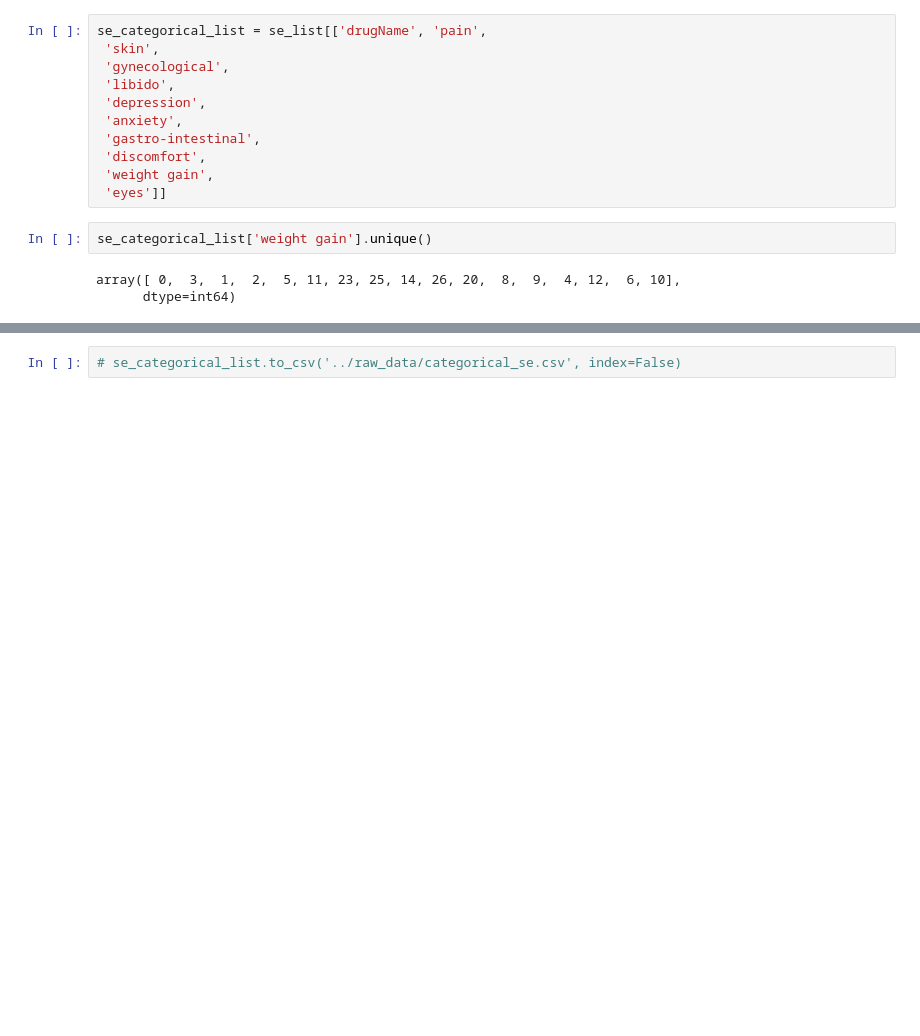
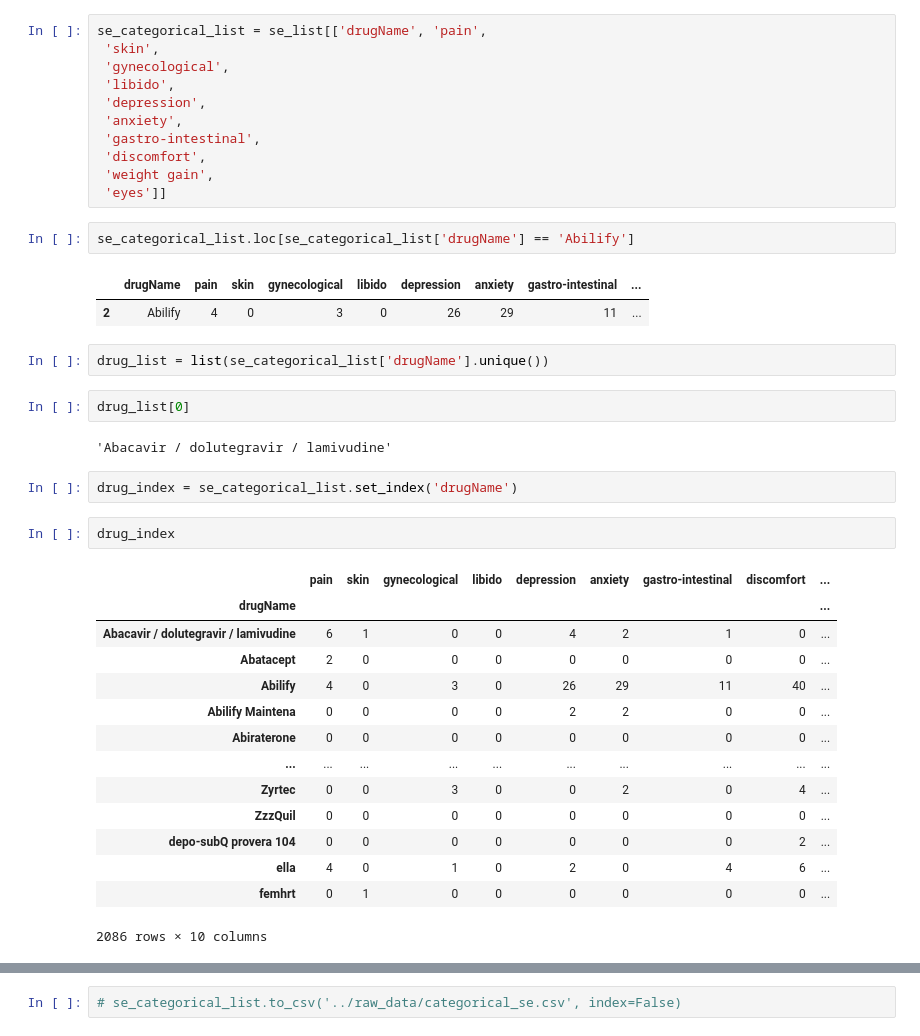
Before and after one commit to hendahmke/adverse_drug_reactions, a Jupyter notebook: notebooks/Fleming.ipynb, the cells around one changed output, grey strips where cells are left out. Cells and saved outputs as stored; diff of their text form; blank space fills up the shorter version.

```diff
--- a/notebooks/Fleming.ipynb
+++ b/notebooks/Fleming.ipynb
@@ -823,8 +823,33 @@ se_categorical_list = se_list[['drugName', 'pain',
  'discomfort',
  'weight gain',
  'eyes']]
-# %%
-se_categorical_list['weight gain'].unique()
-# %% [output]
-array([ 0,  3,  1,  2,  5, 11, 23, 25, 14, 26, 20,  8,  9,  4, 12,  6, 10],
-      dtype=int64)
+# %%
+se_categorical_list.loc[se_categorical_list['drugName'] == 'Abilify']
+# %% [output]
+|  | drugName | pain | skin | gynecological | libido | depression | anxiety | gastro-intestinal | ... |
+| 2 | Abilify | 4 | 0 | 3 | 0 | 26 | 29 | 11 | ... |
+# %%
+drug_list = list(se_categorical_list['drugName'].unique())
+# %%
+drug_list[0]
+# %% [output]
+'Abacavir / dolutegravir / lamivudine'
+# %%
+drug_index = se_categorical_list.set_index('drugName')
+# %%
+drug_index
+# %% [output]
+|  | pain | skin | gynecological | libido | depression | anxiety | gastro-intestinal | discomfort | ... |
+| drugName |  |  |  |  |  |  |  |  | ... |
+| Abacavir / dolutegravir / lamivudine | 6 | 1 | 0 | 0 | 4 | 2 | 1 | 0 | ... |
+| Abatacept | 2 | 0 | 0 | 0 | 0 | 0 | 0 | 0 | ... |
+| Abilify | 4 | 0 | 3 | 0 | 26 | 29 | 11 | 40 | ... |
+| Abilify Maintena | 0 | 0 | 0 | 0 | 2 | 2 | 0 | 0 | ... |
+| Abiraterone | 0 | 0 | 0 | 0 | 0 | 0 | 0 | 0 | ... |
+| ... | ... | ... | ... | ... | ... | ... | ... | ... | ... |
+| Zyrtec | 0 | 0 | 3 | 0 | 0 | 2 | 0 | 4 | ... |
+| ZzzQuil | 0 | 0 | 0 | 0 | 0 | 0 | 0 | 0 | ... |
+| depo-subQ provera 104 | 0 | 0 | 0 | 0 | 0 | 0 | 0 | 2 | ... |
+| ella | 4 | 0 | 1 | 0 | 2 | 0 | 4 | 6 | ... |
+| femhrt | 0 | 1 | 0 | 0 | 0 | 0 | 0 | 0 | ... |
+2086 rows × 10 columns
```
Also changed, not shown: parts of 17 cells of this notebook, 6 other files.
